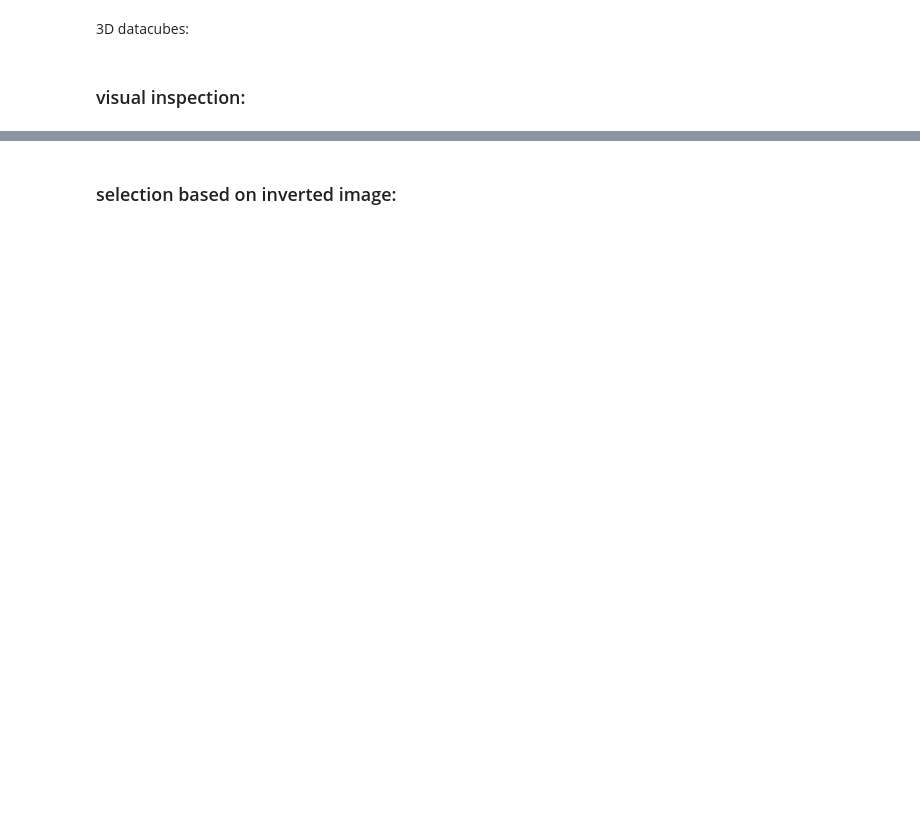
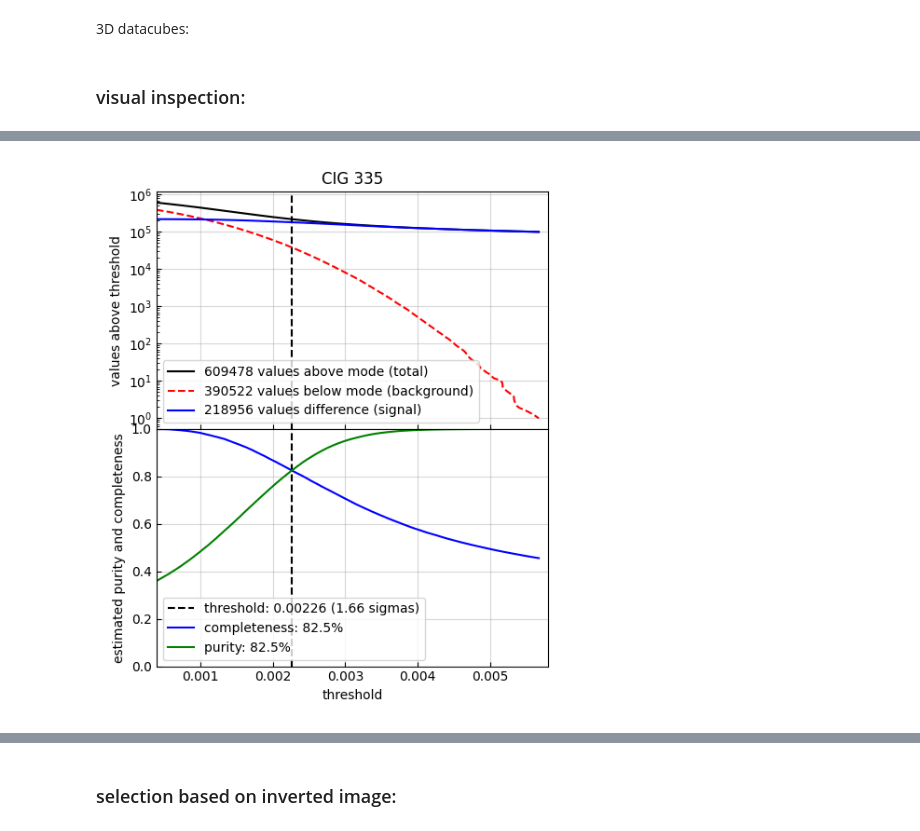
Before and after one commit to paranoya/image-processing, a Jupyter notebook: HOT.ipynb, the cells around one changed output, grey strips where cells are left out. Cells and saved outputs as stored; diff of their text form; code cells hidden in the pictures; blank space fills up the shorter version.

```diff
--- a/HOT.ipynb
+++ b/HOT.ipynb
@@ -741,0 +227,49 @@ def hot(data, smoothed_data, argsort_smoothed_data_ravel, threshold=-np.inf):
+# %%
+if plots:
+    plt.close('completeness-purity')
+    fig = plt.figure('completeness-purity', figsize=(5, 6))
+    ax = fig.subplots(nrows=2, ncols=1, squeeze=False,
+                      sharex='col', sharey='row',
+                      gridspec_kw={'hspace': 0, 'wspace': 0}
+                     )
+    for axis in ax.flatten():
+        axis.tick_params(which='both', direction='in')
+        axis.grid(alpha=.5)
+        axis.set_aspect('auto')
+        th_line = axis.axvline(data.threshold, c='k', ls='--')
+    fig.set_tight_layout(True)
+
+
+    index_mode = np.searchsorted(data.sorted, data.mode, side='right')
+    n_above_mode = data.n_valid - index_mode
+    n_signal = data.n_valid - 2*index_mode
+
+    bg_above_threshold = np.logspace(0, np.log10(index_mode), 100)
+    threshold = 2*data.mode - np.interp(bg_above_threshold, np.arange(index_mode), data.sorted[:index_mode])
+    bg_above_threshold = bg_above_threshold[::-1]
+    threshold = threshold[::-1]
+    total_above_threshold = np.interp(threshold, data.sorted[index_mode:], n_above_mode-np.arange(n_above_mode))
+    signal_above_threshold = total_above_threshold - bg_above_threshold
+
+    completeness = signal_above_threshold / n_signal
+    purity = signal_above_threshold / total_above_threshold
+
+    ax[0, 0].set_title(object_name)
+    ax[0, 0].set_ylabel('values above threshold')
+    ax[0, 0].set_yscale('log')
+    ax[0, 0].plot(threshold, total_above_threshold, 'k-', label=f'{n_above_mode} values above mode (total)')
+    ax[0, 0].plot(threshold, bg_above_threshold, 'r--', label=f'{index_mode} values below mode (background)')
+    ax[0, 0].plot(threshold, signal_above_threshold, 'b-', label=f'{n_above_mode-index_mode} values difference (signal)')
+    th_line.set_label(f'threshold: {data.threshold:.3g} ({(data.threshold-data.mode)/data.bg_std:.3g} sigmas)')
+    ax[0, 0].legend()
+
+    ax[1, 0].set_ylabel('estimated purity and completeness')
+    ax[1, 0].plot(threshold, completeness, 'b-', label=f'completeness: {100*data.completeness:.1f}%')
+    ax[1, 0].plot(threshold, purity, 'g-', label=f'purity: {100*data.purity:.1f}%')
+    ax[1, 0].legend()
+    ax[1, 0].set_ylim(0, 1)
+
+    ax[-1, 0].set_xlim(data.mode, 2*data.mode-data.sorted[0])
+    ax[-1, 0].set_xlabel('threshold')
+# %% [output]
+[figure, added]
```
Also changed, not shown: parts of 97 cells of this notebook.
